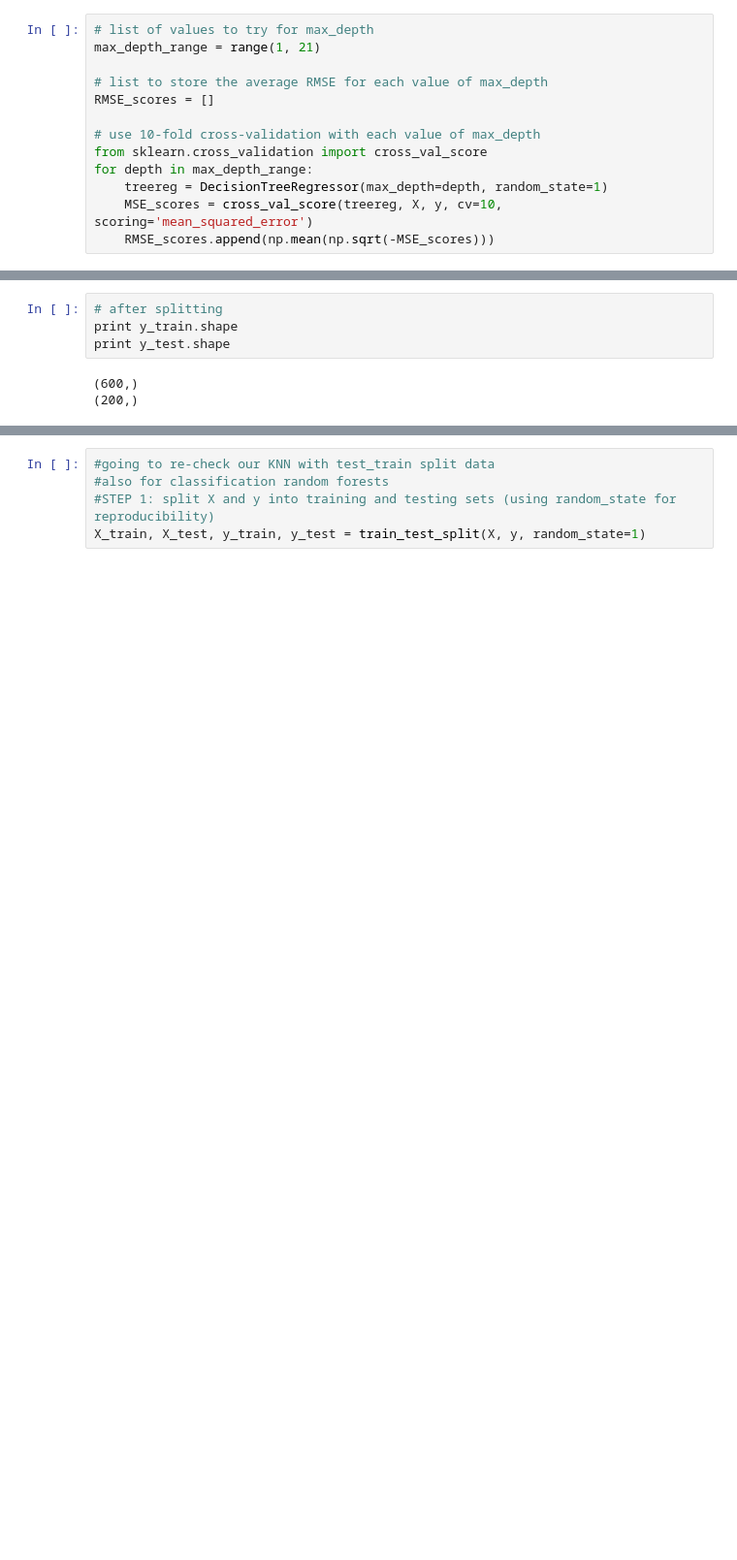
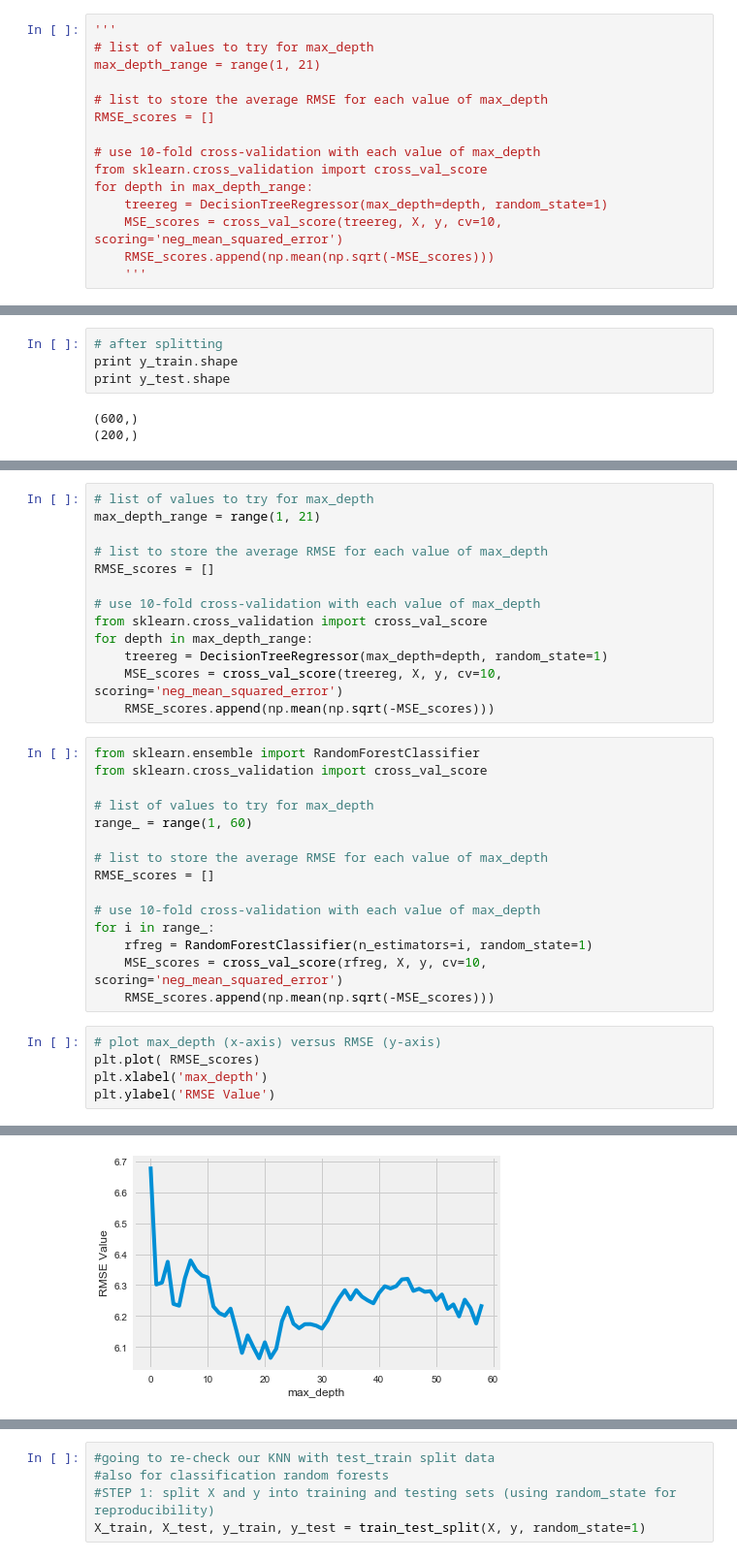
Before and after one commit to danidipinto/Pokemon, a Jupyter notebook: Pokemon.ipynb, the cells around one changed output, grey strips where cells are left out. Shown at 97% size. Saved outputs shown, nothing was run; the diff lists cells and outputs as text; blank space fills up the shorter version.

```diff
--- a/Pokemon.ipynb
+++ b/Pokemon.ipynb
@@ -717,4 +831,5 @@ import matplotlib.pyplot as plt
 # %%
+'''
 # list of values to try for max_depth
 max_depth_range = range(1, 21)
 
@@ -725,6 +840,7 @@ RMSE_scores = []
 from sklearn.cross_validation import cross_val_score
 for depth in max_depth_range:
     treereg = DecisionTreeRegressor(max_depth=depth, random_state=1)
-    MSE_scores = cross_val_score(treereg, X, y, cv=10, scoring='mean_squared_error')
+    MSE_scores = cross_val_score(treereg, X, y, cv=10, scoring='neg_mean_squared_error')
     RMSE_scores.append(np.mean(np.sqrt(-MSE_scores)))
+    '''
 # %%
@@ -853,0 +974,34 @@ Name: Type_1, dtype: int64
+# %%
+# list of values to try for max_depth
+max_depth_range = range(1, 21)
+
+# list to store the average RMSE for each value of max_depth
+RMSE_scores = []
+
+# use 10-fold cross-validation with each value of max_depth
+from sklearn.cross_validation import cross_val_score
+for depth in max_depth_range:
+    treereg = DecisionTreeRegressor(max_depth=depth, random_state=1)
+    MSE_scores = cross_val_score(treereg, X, y, cv=10, scoring='neg_mean_squared_error')
+    RMSE_scores.append(np.mean(np.sqrt(-MSE_scores)))
+# %%
+from sklearn.ensemble import RandomForestClassifier
+from sklearn.cross_validation import cross_val_score
+
+# list of values to try for max_depth
+range_ = range(1, 60)
+
+# list to store the average RMSE for each value of max_depth
+RMSE_scores = []
+
+# use 10-fold cross-validation with each value of max_depth
+for i in range_:
+    rfreg = RandomForestClassifier(n_estimators=i, random_state=1)
+    MSE_scores = cross_val_score(rfreg, X, y, cv=10, scoring='neg_mean_squared_error')
+    RMSE_scores.append(np.mean(np.sqrt(-MSE_scores)))
+# %%
+# plot max_depth (x-axis) versus RMSE (y-axis)
+plt.plot( RMSE_scores)
+plt.xlabel('max_depth')
+plt.ylabel('RMSE Value')
+# %% [output]
@@ -853,0 +1009 @@ Name: Type_1, dtype: int64
+[figure, added]
```
Also changed, not shown: parts of 95 cells of this notebook.
